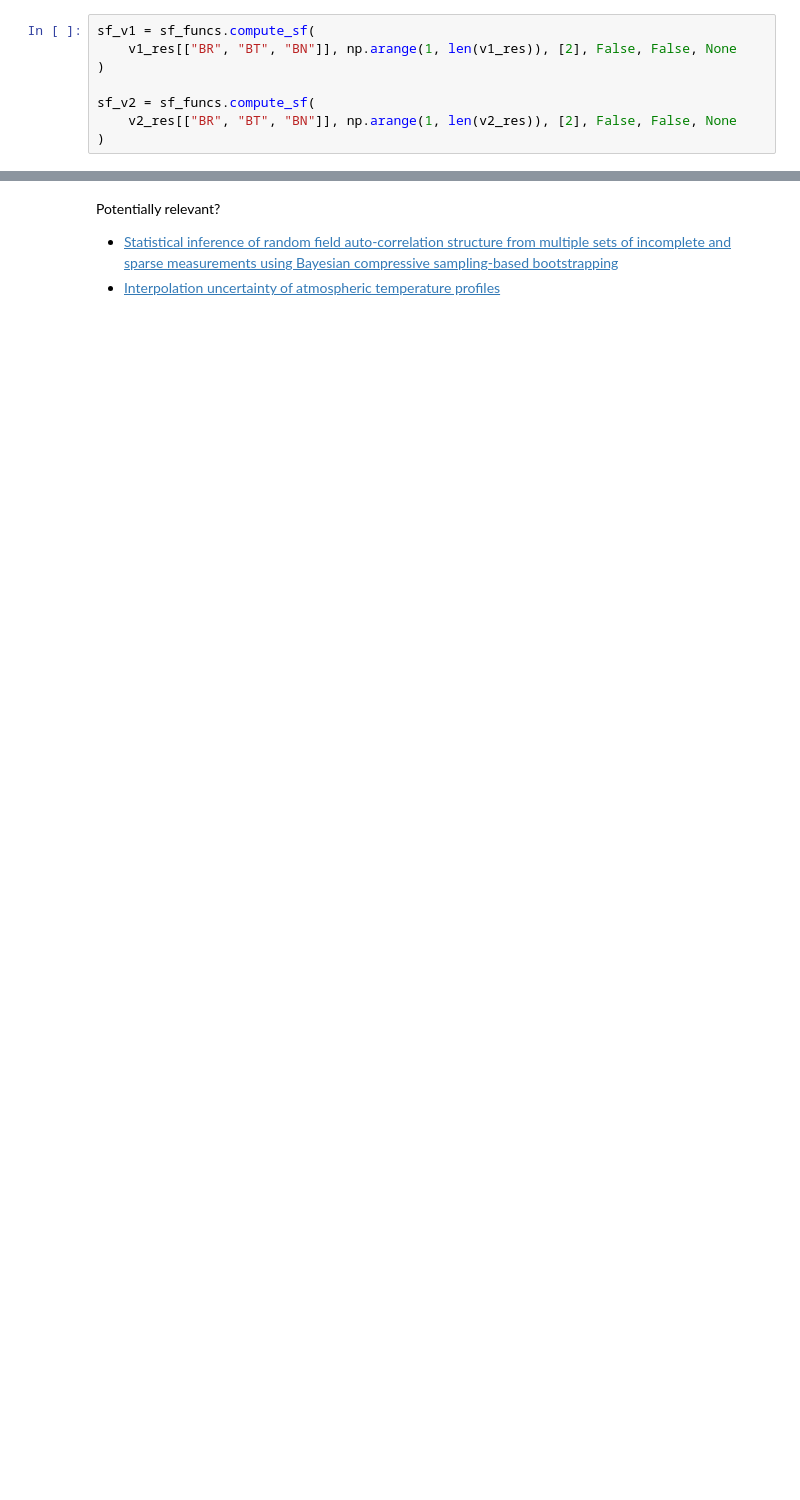
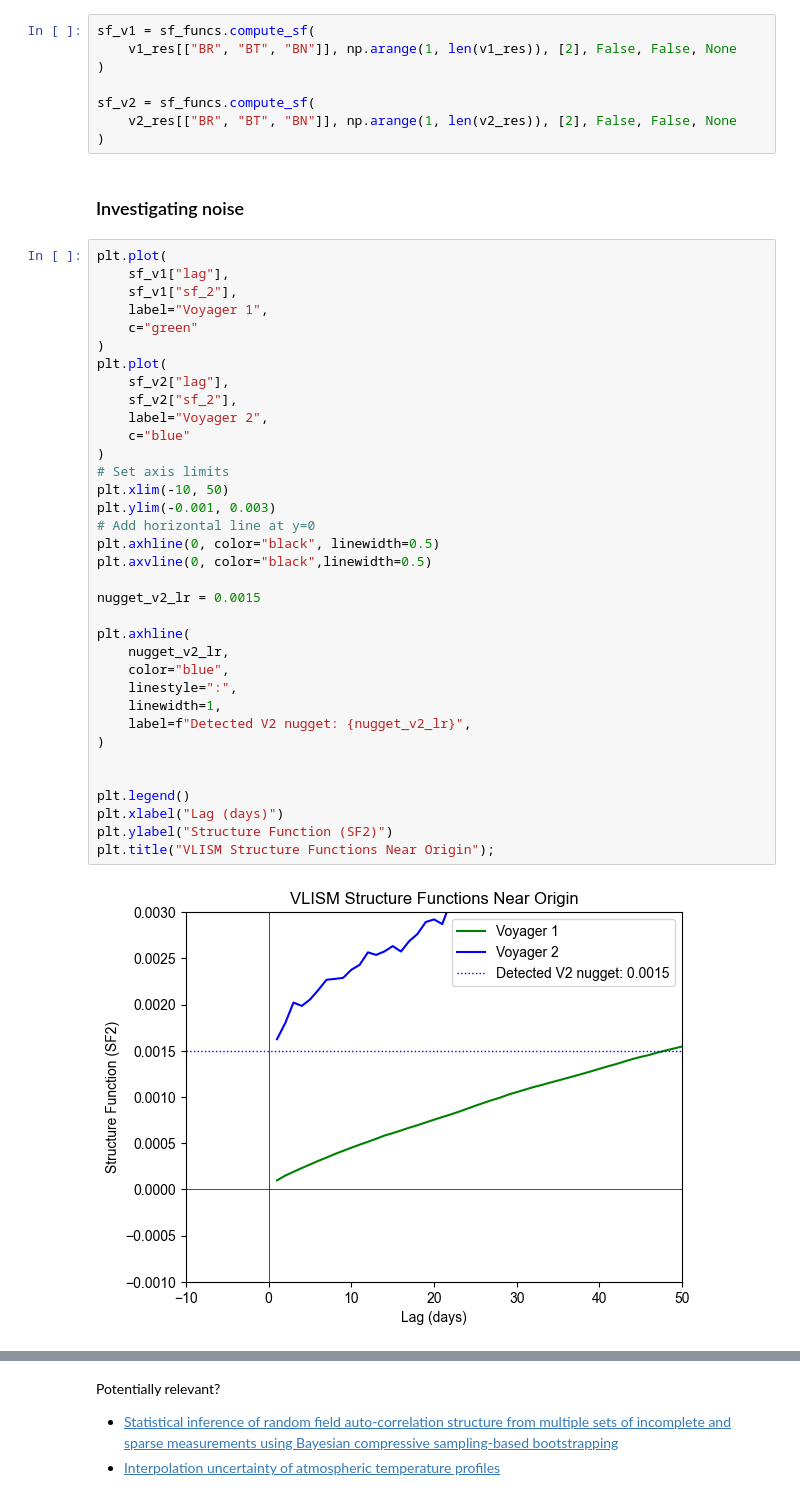
Before and after one commit to daniel-wrench/sf_gap_analysis, a Jupyter notebook: notebooks/ultimate_voyager_sfs.ipynb, the cells around one changed output, grey strips where cells are left out. Drawn from its saved outputs; the diff is of its cells as text; blank space fills up the shorter version.

```diff
--- a/notebooks/ultimate_voyager_sfs.ipynb
+++ b/notebooks/ultimate_voyager_sfs.ipynb
@@ -76,3 +77,42 @@ sf_v1 = sf_funcs.compute_sf(
 sf_v2 = sf_funcs.compute_sf(
     v2_res[["BR", "BT", "BN"]], np.arange(1, len(v2_res)), [2], False, False, None
 )
+# %% [markdown]
+### Investigating noise
+# %%
+plt.plot(
+    sf_v1["lag"],
+    sf_v1["sf_2"],
+    label="Voyager 1",
+    c="green"
+)
+plt.plot(
+    sf_v2["lag"],
+    sf_v2["sf_2"],
+    label="Voyager 2",
+    c="blue"
+)
+# Set axis limits
+plt.xlim(-10, 50)
+plt.ylim(-0.001, 0.003)
+# Add horizontal line at y=0
+plt.axhline(0, color="black", linewidth=0.5)
+plt.axvline(0, color="black",linewidth=0.5)
+
+nugget_v2_lr = 0.0015
+
+plt.axhline(
+    nugget_v2_lr,
+    color="blue",
+    linestyle=":",
+    linewidth=1,
+    label=f"Detected V2 nugget: {nugget_v2_lr}",
+)
+
+
+plt.legend()
+plt.xlabel("Lag (days)")
+plt.ylabel("Structure Function (SF2)")
+plt.title("VLISM Structure Functions Near Origin");
+# %% [output]
+[figure, added]
```
Also changed, not shown: parts of 14 cells of this notebook.
